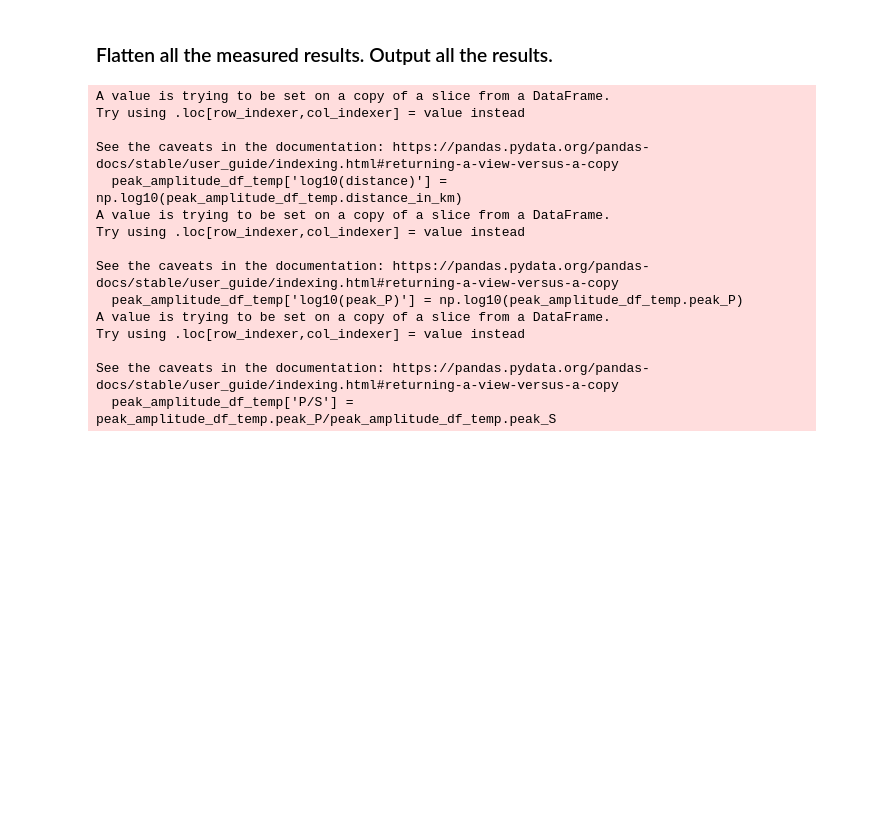
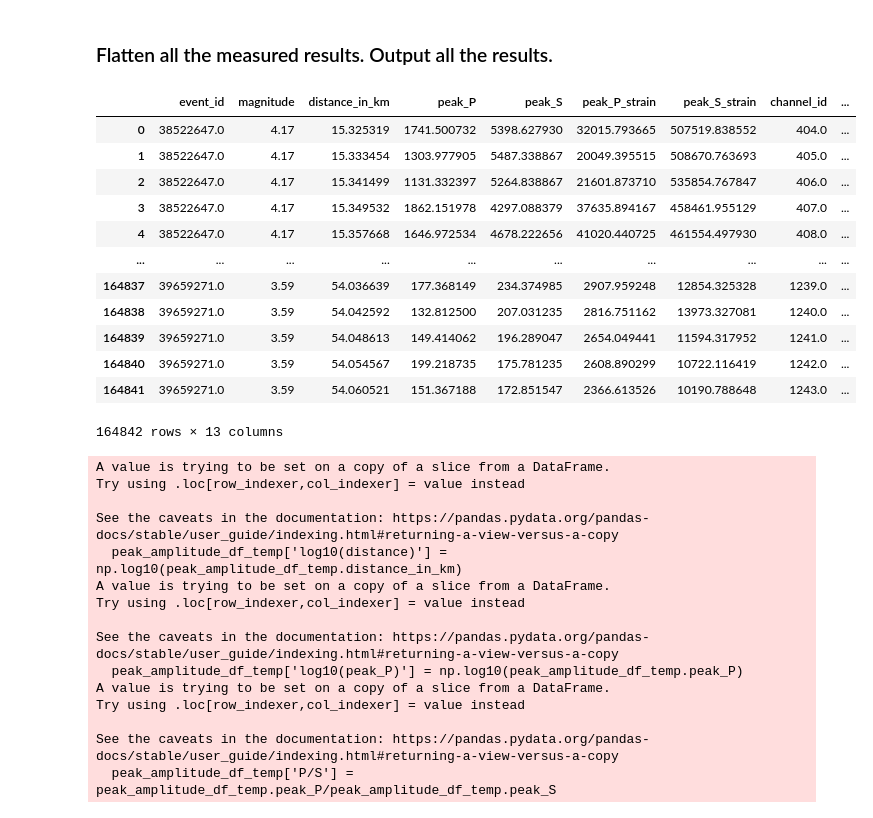
Before and after one commit to yinjiuxun/das-strain-scaling, a Jupyter notebook: jupyter_notebooks/Ridgecrest_extract_peak_amplitude.ipynb, the cells around one changed output. Saved outputs shown, nothing was run; the diff lists cells and outputs as text; code cells hidden in the pictures; blank space fills up the shorter version.

```diff
--- a/jupyter_notebooks/Ridgecrest_extract_peak_amplitude.ipynb
+++ b/jupyter_notebooks/Ridgecrest_extract_peak_amplitude.ipynb
@@ -672,6 +679,22 @@ results_output_dir = '/kuafu/yinjx/Ridgecrest/Ridgecrest_scaling/peak_amplitude_
 
 peak_amplitude_file_name = results_output_dir + '/peak_amplitude_M3+.csv'
 peak_amplitude_df = pd.read_csv(peak_amplitude_file_name)
+# %%
+peak_amplitude_df
+# %% [output]
+|  | event_id | magnitude | distance_in_km | peak_P | peak_S | peak_P_strain | peak_S_strain | channel_id | ... |
+| 0 | 38522647.0 | 4.17 | 15.325319 | 1741.500732 | 5398.627930 | 32015.793665 | 507519.838552 | 404.0 | ... |
+| 1 | 38522647.0 | 4.17 | 15.333454 | 1303.977905 | 5487.338867 | 20049.395515 | 508670.763693 | 405.0 | ... |
+| 2 | 38522647.0 | 4.17 | 15.341499 | 1131.332397 | 5264.838867 | 21601.873710 | 535854.767847 | 406.0 | ... |
+| 3 | 38522647.0 | 4.17 | 15.349532 | 1862.151978 | 4297.088379 | 37635.894167 | 458461.955129 | 407.0 | ... |
+| 4 | 38522647.0 | 4.17 | 15.357668 | 1646.972534 | 4678.222656 | 41020.440725 | 461554.497930 | 408.0 | ... |
+| ... | ... | ... | ... | ... | ... | ... | ... | ... | ... |
+| 164837 | 39659271.0 | 3.59 | 54.036639 | 177.368149 | 234.374985 | 2907.959248 | 12854.325328 | 1239.0 | ... |
+| 164838 | 39659271.0 | 3.59 | 54.042592 | 132.812500 | 207.031235 | 2816.751162 | 13973.327081 | 1240.0 | ... |
+| 164839 | 39659271.0 | 3.59 | 54.048613 | 149.414062 | 196.289047 | 2654.049441 | 11594.317952 | 1241.0 | ... |
+| 164840 | 39659271.0 | 3.59 | 54.054567 | 199.218735 | 175.781235 | 2608.890299 | 10722.116419 | 1242.0 | ... |
+| 164841 | 39659271.0 | 3.59 | 54.060521 | 151.367188 | 172.851547 | 2366.613526 | 10190.788648 | 1243.0 | ... |
+164842 rows × 13 columns
 # %%
 plt.plot(peak_amplitude_df.magnitude, peak_amplitude_df.max_P_time, 'x', alpha=0.01)
 # %%
```
Also changed, not shown: parts of 3 cells of this notebook.
